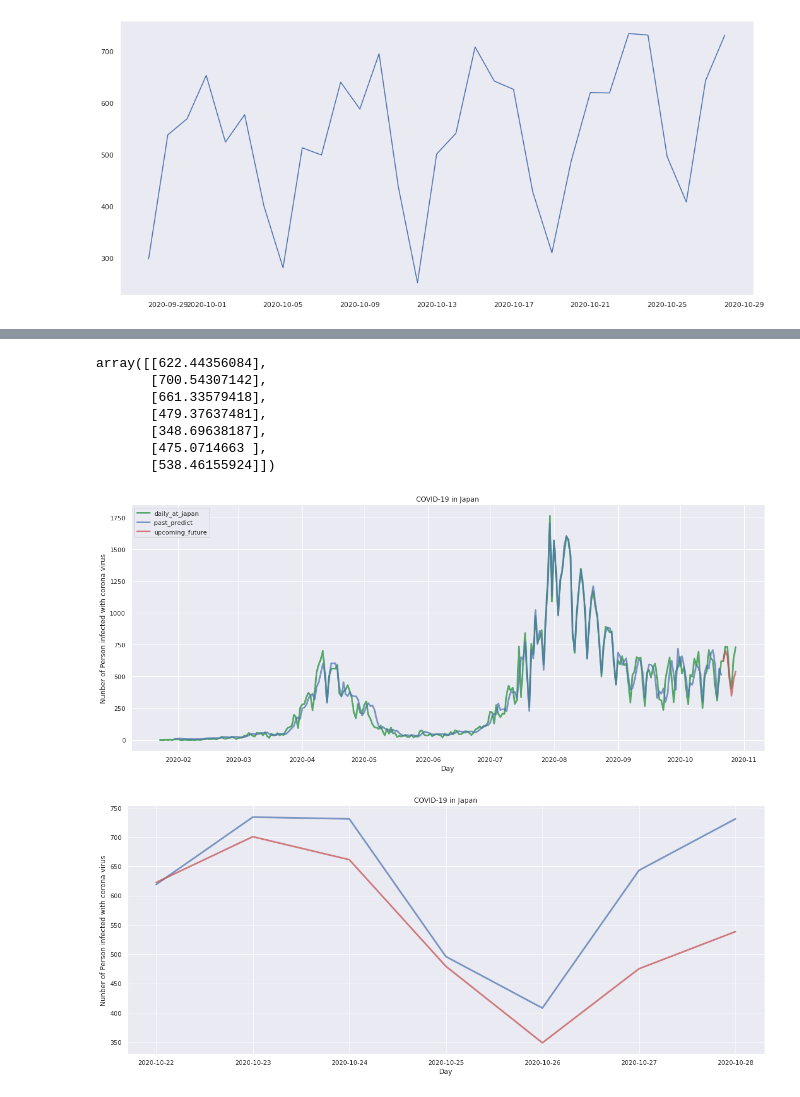
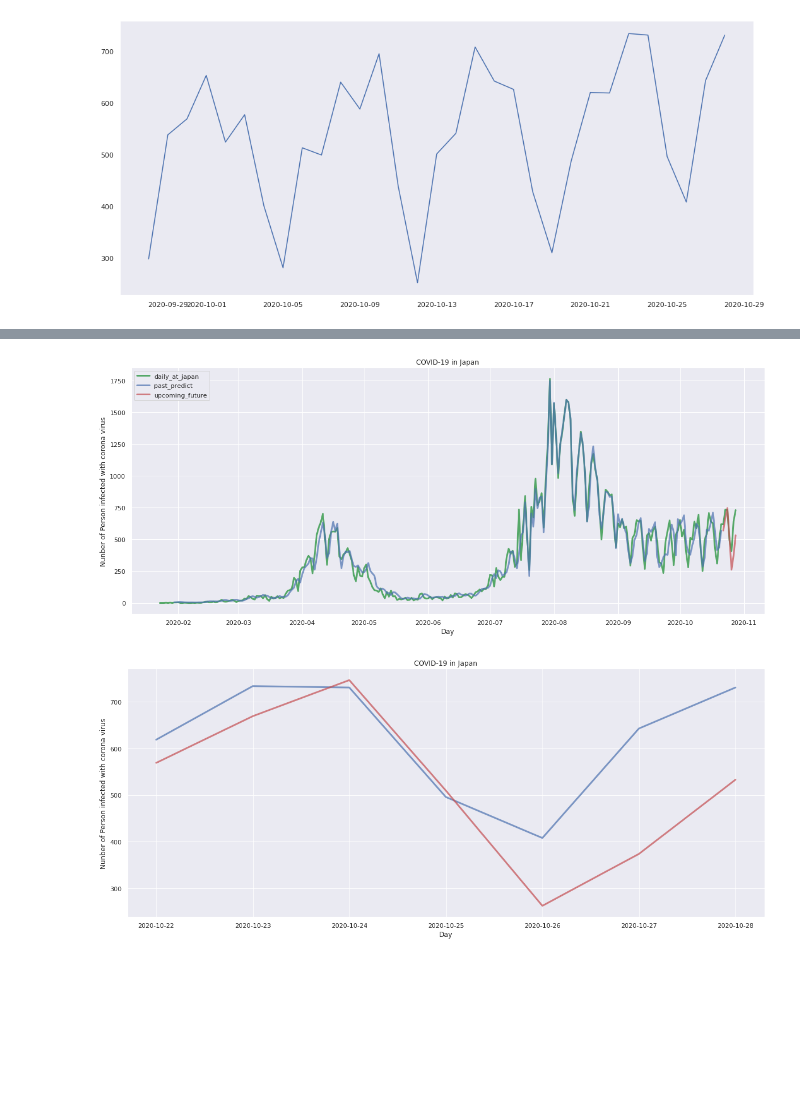
Before and after one commit to NaokiDohi/covid-19_analysis, a Jupyter notebook: covid_19_forecast_with_gru.ipynb, the cells around one changed output, grey strips where cells are left out. Drawn from its saved outputs; the diff is of its cells as text; code cells hidden in the pictures; blank space fills up the shorter version.

```diff
--- a/covid_19_forecast_with_gru.ipynb
+++ b/covid_19_forecast_with_gru.ipynb
@@ -227,7 +226,7 @@ lr_decay = LearningRateScheduler(
     verbose=0,
 )
 
-epochs = 500
+epochs = 700
 start_time = time.time()
 history = model.fit(study_data, correct_data, batch_size=1, epochs=epochs, validation_split=0.1, verbose=1, callbacks=[])#lr_decay,
 print("学習時間:",time.time() - start_time)
@@ -293,30 +289,54 @@ plt.show()
 # %%
 #training predictions
 predicted_past_data = model.predict(study_data)
 train_inverse= scaler.inverse_transform(predicted_past_data)
 
 #test predictions
 upcoming_future=7
 predictions = train_normalized[-window:].tolist()
 predictions = np.array(predictions).reshape(-1, window, 1)
 #予測をfor文で
 for i in range(upcoming_future):
   predicted_future = model.predict(predictions)
   with open("in_out.txt",mode="a", encoding= "utf-8") as f:
     f.write("input to model:" + str(predictions) )
     f.write("output from model:" + str(predicted_future) )
-  predictions = predictions.tolist()
+  #predictions = predictions.tolist()
   predictions = np.append(predictions,predicted_future)
   predictions = predictions[-window:]
   predictions = np.array(predictions).reshape(-1, window, 1)
 
 predictions_infected_pepole = scaler.inverse_transform(np.array(predictions).reshape(-1,1))
-predictions_infected_pepole
+#print(predictions_infected_pepole)
+
+x_all =np.arange('2020-01-23','2020-10-29', dtype='datetime64[D]').astype('datetime64[D]')
+x_past_predict = np.arange('2020-01-30','2020-10-22', dtype='datetime64[D]').astype('datetime64[D]')#23-26
+x_train = np.arange('2020-01-23','2020-10-22', dtype='datetime64[D]').astype('datetime64[D]')
+x_test = np.arange('2020-10-22', '2020-10-29', dtype='datetime64[D]').astype('datetime64[D]')
+
+sns.set()
+COVID = plt.figure(figsize=(20,8))
+plt.title("COVID-19 in Japan")
+plt.grid(True)
+plt.xlabel("Day")
+plt.ylabel("Nunber of Person infected with corona virus")
+plt.plot(x_all,data_at_japan_diff,'g',lw=3,label='daily_at_japan')
+#plt.plot(x_train,train_original_data,label='train_data')
+#plt.plot(x_test,test_original_data,label='test_data')
+plt.plot(x_past_predict,train_inverse,color='b', ls='-',lw=3,alpha=0.7, label='past_predict')#+8かも
+plt.plot(x_test, predictions_infected_pepole, 'r',lw=3,alpha=0.7,label='upcoming_future')
+plt.legend(loc='upper left')
+plt.show()
+
+sns.set()
+COVID = plt.figure(figsize=(20,8))
+plt.title("COVID-19 in Japan")
+plt.grid(True)
+plt.xlabel("Day")
+plt.ylabel("Nunber of Person infected with corona virus")
+plt.plot(x_test,test_original_data,color='b', ls='-',lw=3,alpha=0.7, label='past_predict')
+plt.plot(x_test, predictions_infected_pepole, 'r',lw=3,alpha=0.7,label='upcoming_future')
+plt.show()
 # %% [output]
-array([[622.44356084],
-       [700.54307142],
-       [661.33579418],
-       [479.37637481],
-       [348.69638187],
-       [475.0714663 ],
-       [538.46155924]])
+[figure, added]
+[figure, added]
@@ -328,31 +343,3 @@ x_test = np.arange('2020-10-22', '2020-10-29', dtype='datetime64[D]').astype('da
-# %%
-sns.set()
-COVID = plt.figure(figsize=(20,8))
-plt.title("COVID-19 in Japan")
-plt.grid(True)
-plt.xlabel("Day")
-plt.ylabel("Nunber of Person infected with corona virus")
-plt.plot(x_all,data_at_japan_diff,'g',lw=3,label='daily_at_japan')
-#plt.plot(x_train,train_original_data,label='train_data')
-#plt.plot(x_test,test_original_data,label='test_data')
-plt.plot(x_past_predict,train_inverse,color='b', ls='-',lw=3,alpha=0.7, label='past_predict')#+8かも
-plt.plot(x_test, predictions_infected_pepole, 'r',lw=3,alpha=0.7,label='upcoming_future')
-plt.legend(loc='upper left')
-plt.show()
-# %% [output]
-[figure, removed]
-# %%
-sns.set()
-COVID = plt.figure(figsize=(20,8))
-plt.title("COVID-19 in Japan")
-plt.grid(True)
-plt.xlabel("Day")
-plt.ylabel("Nunber of Person infected with corona virus")
-plt.plot(x_test,test_original_data,color='b', ls='-',lw=3,alpha=0.7, label='past_predict')
-plt.plot(x_test, predictions_infected_pepole, 'r',lw=3,alpha=0.7,label='upcoming_future')
-plt.show()
-# %% [output]
-[figure, removed]
 # %%
 train_data = train_original_data[7:]
 train_mae = mean_absolute_error(train_data, train_inverse)
```
Also changed, not shown: parts of 22 cells of this notebook.
